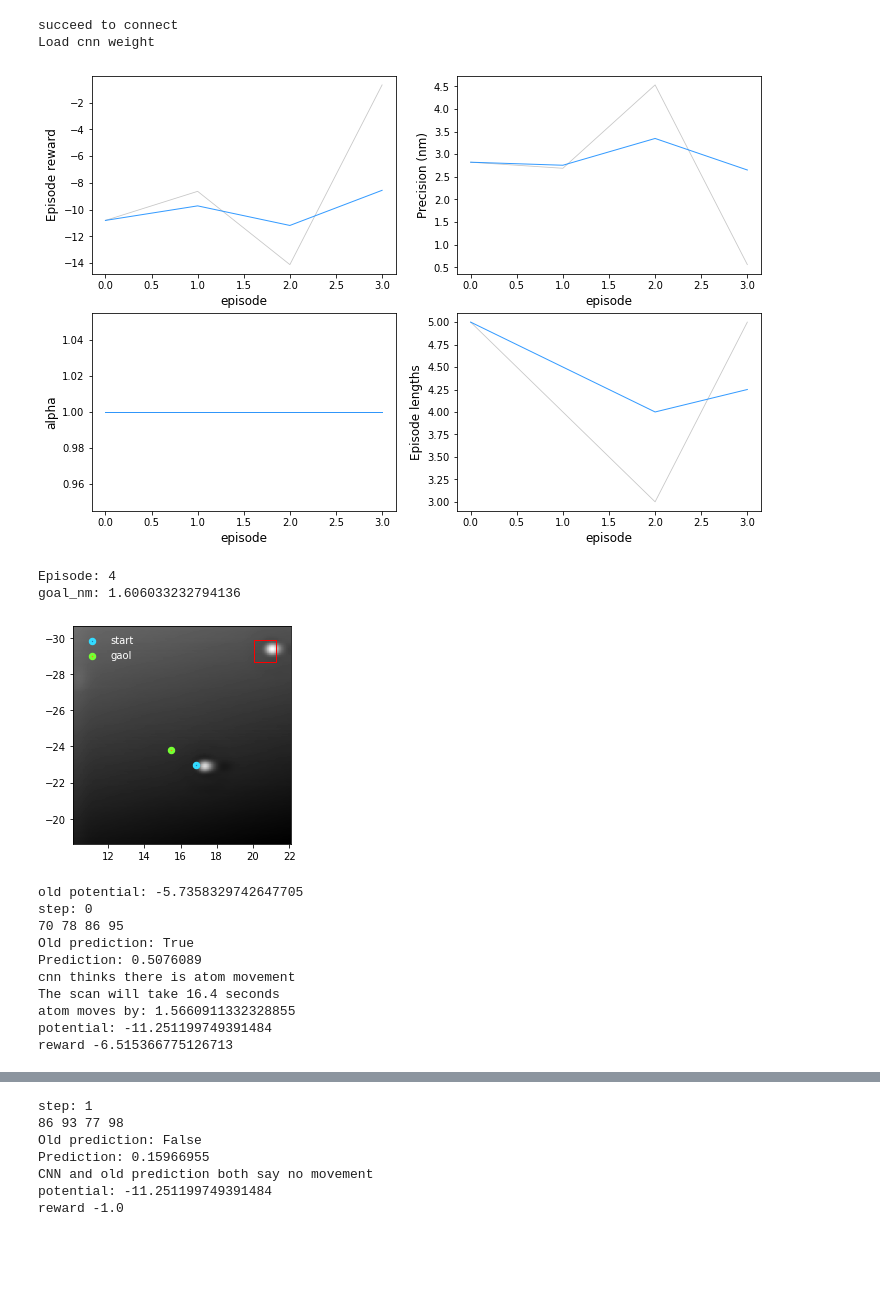
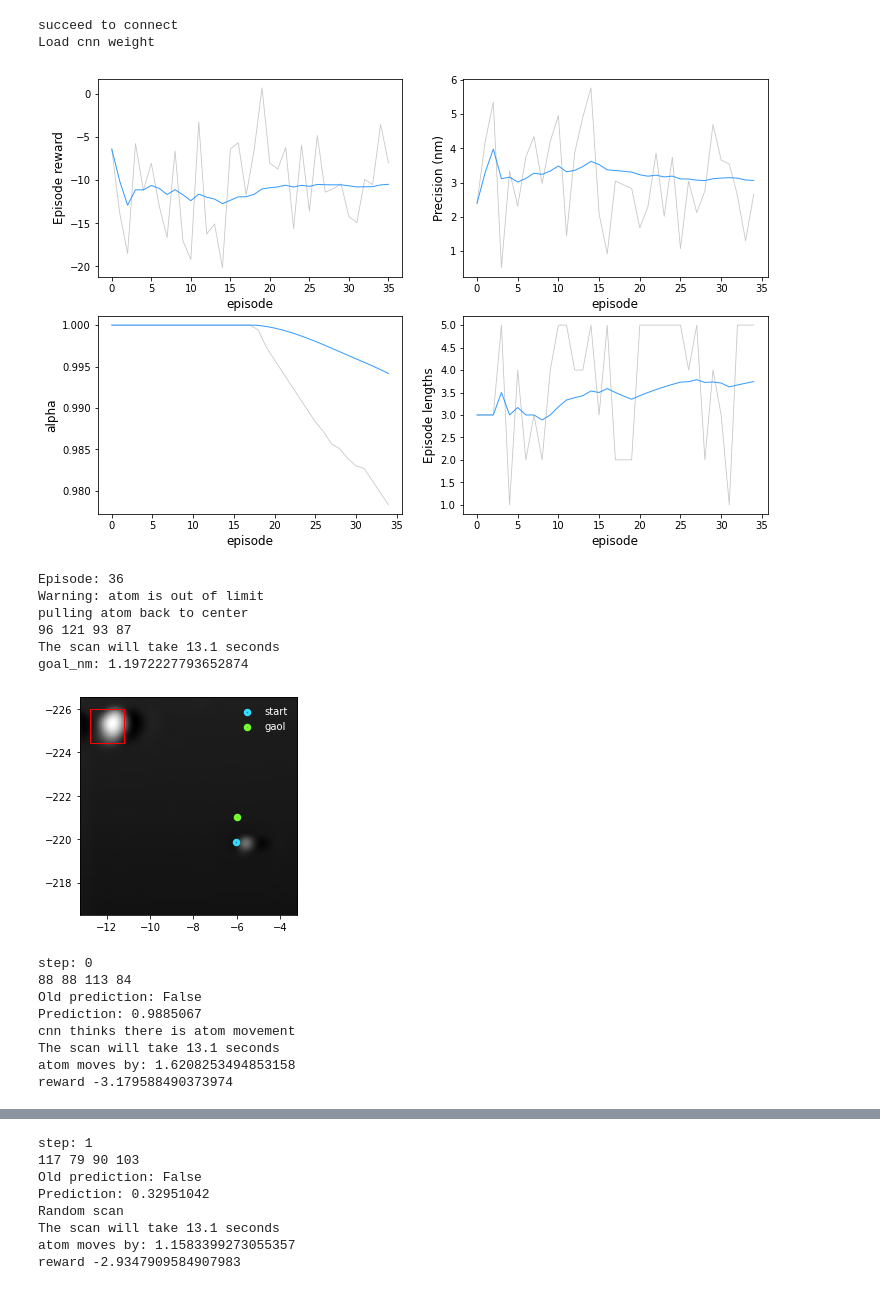
Before and after one commit to SINGROUP/Atom_manipulation_with_RL, a Jupyter notebook: single_atom_training_2nd_round.ipynb, the cells around one changed output, grey strips where cells are left out. Saved outputs shown, nothing was run; the diff lists cells and outputs as text; code cells hidden in the pictures; blank space fills up the shorter version.

```diff
--- a/single_atom_training_2nd_round.ipynb
+++ b/single_atom_training_2nd_round.ipynb
@@ -56,14 +64,14 @@ step_nm = 0.4
 max_mvolt = 15 #min_mvolt = 0.5*max_mvolt
 max_pcurrent_to_mvolt_ratio = 6E3 # min = 0.5*max
 goal_nm  = 2
-current_jump  = 2
+current_jump  = 3
 pixel = 128
 
-im_size_nm = 12.015
+im_size_nm = 10.027
 
 offset_nm = np.array([x_nm, y_nm])
-manip_limit_nm = np.array([11, 18.5, -28.5, -19]) #[left, right, up, down]
-template_max_y = 25
+manip_limit_nm = np.array([-10, -3.5, -224, -217]) #[left, right, up, down]
+template_max_y = 35
 scan_mV = 1000
 max_len = 5
 env = RealExpEnv(step_nm, max_mvolt, max_pcurrent_to_mvolt_ratio, goal_nm,
@@ -83,6 +91,11 @@ agent = sac_agent(num_inputs = 4, num_actions = 6, action_space = None, device=d
 #agent.policy.load_state_dict(torch.load('training_4/reward_2_policy_{}.pth'.format(2740)))
 #agent.alpha = torch.load('training_4/reward_2_alpha_{}.pth'.format(2740))
 memory = HerReplayMemory(replay_size, env)
+# %%
+buffer = memory.buffer
+# %%
+memory = HerReplayMemory(replay_size, env)
+memory.buffer = buffer
 # %%
 episode_memory = Episode_Memory()
 folder_name = 'C:/LocalUserData/User-data/phys-asp-lab/auto_manipulation/training_0'
@@ -89,6 +105,4 @@ folder_name = 'C:/LocalUserData/User-data/phys-asp-lab/auto_manipulation/trainin
 # %%
-episode_rewards, alphas, precisions, episode_lengths = [], [], [], []
-avg_episode_rewards, avg_alphas, avg_precisions, avg_episode_lengths = [], [], [], []
 c_k_min = 2500
 eta_0 = 0.996
 eta_T = 1.0
@@ -104,7 +118,6 @@ def sac_train(max_steps, num_episodes = 50, episode_start = 0):
         show_reset(env.img_info, env.atom_start_absolute_nm, env.destination_absolute_nm,
                    env.template_nm, env.template_wh)
         episode_memory.update_memory_reset(env.img_info, i_episode, info)
-        print('old potential:',env.old_potential)
 
         for step in range(max_steps):
             print('step:', step)
@@ -146,7 +159,7 @@ def sac_train(max_steps, num_episodes = 50, episode_start = 0):
                 agent.update_parameters(memory, batch_size, c_k)
 
         episode_rewards.append(episode_reward)
-        alphas.append(agent.alpha)
+        alphas.append(agent.alpha.item())
         precisions.append(env.dist_destination)
         episode_lengths.append(episode_steps)
         avg_episode_rewards.append(np.mean(episode_rewards[-min(100,len(episode_rewards)):]))
@@ -163,19 +176,21 @@ def sac_train(max_steps, num_episodes = 50, episode_start = 0):
             torch.save(agent.policy.state_dict(), '{}/_policy_{}.pth'.format(folder_name,i_episode))
             torch.save(agent.alpha, '{}/_alpha_{}.pth'.format(folder_name,i_episode))
 # %%
-sac_train(max_steps=max_len, episode_start = 2,num_episodes = 1000)
+sac_train(max_steps=max_len, episode_start = 23,num_episodes = 1000)
 # %% [output]
-[figure, old version]
+[figure, new version]
-Episode: 4
-goal_nm: 1.606033232794136
+Episode: 36
+Warning: atom is out of limit
+pulling atom back to center
+96 121 93 87
+The scan will take 13.1 seconds
+goal_nm: 1.1972227793652874
-[figure, old version]
+[figure, new version]
-old potential: -5.7358329742647705
 step: 0
-70 78 86 95
-Old prediction: True
-Prediction: 0.5076089
+88 88 113 84
+Old prediction: False
+Prediction: 0.9885067
 cnn thinks there is atom movement
-The scan will take 16.4 seconds
-atom moves by: 1.5660911332328855
-potential: -11.251199749391484
-reward -6.515366775126713
+The scan will take 13.1 seconds
+atom moves by: 1.6208253494853158
+reward -3.179588490373974
@@ -183,7 +198,8 @@ reward -6.515366775126713
 step: 1
-86 93 77 98
+117 79 90 103
 Old prediction: False
-Prediction: 0.15966955
-CNN and old prediction both say no movement
-potential: -11.251199749391484
-reward -1.0
+Prediction: 0.32951042
+Random scan
+The scan will take 13.1 seconds
+atom moves by: 1.1583399273055357
+reward -2.9347909584907983
```
Also changed, not shown: parts of 14 cells of this notebook, 3 other files.
